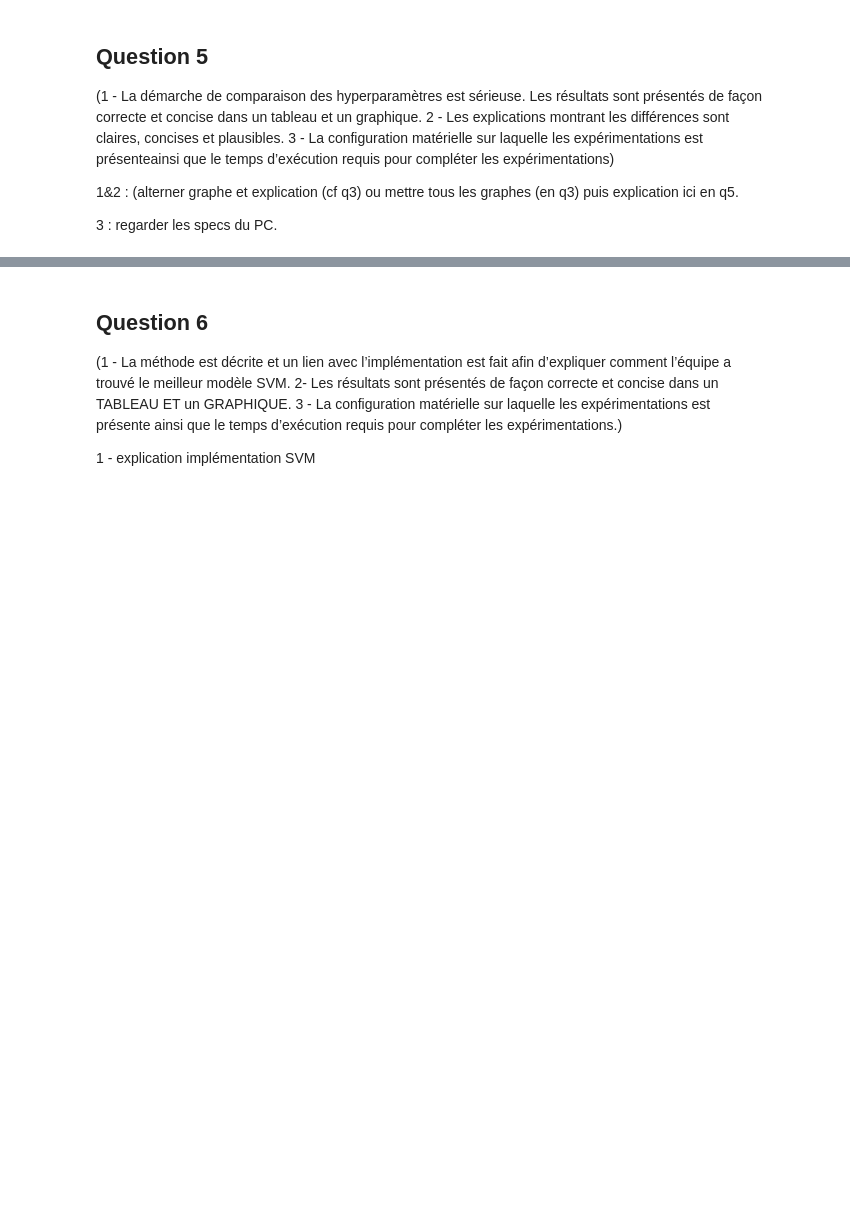
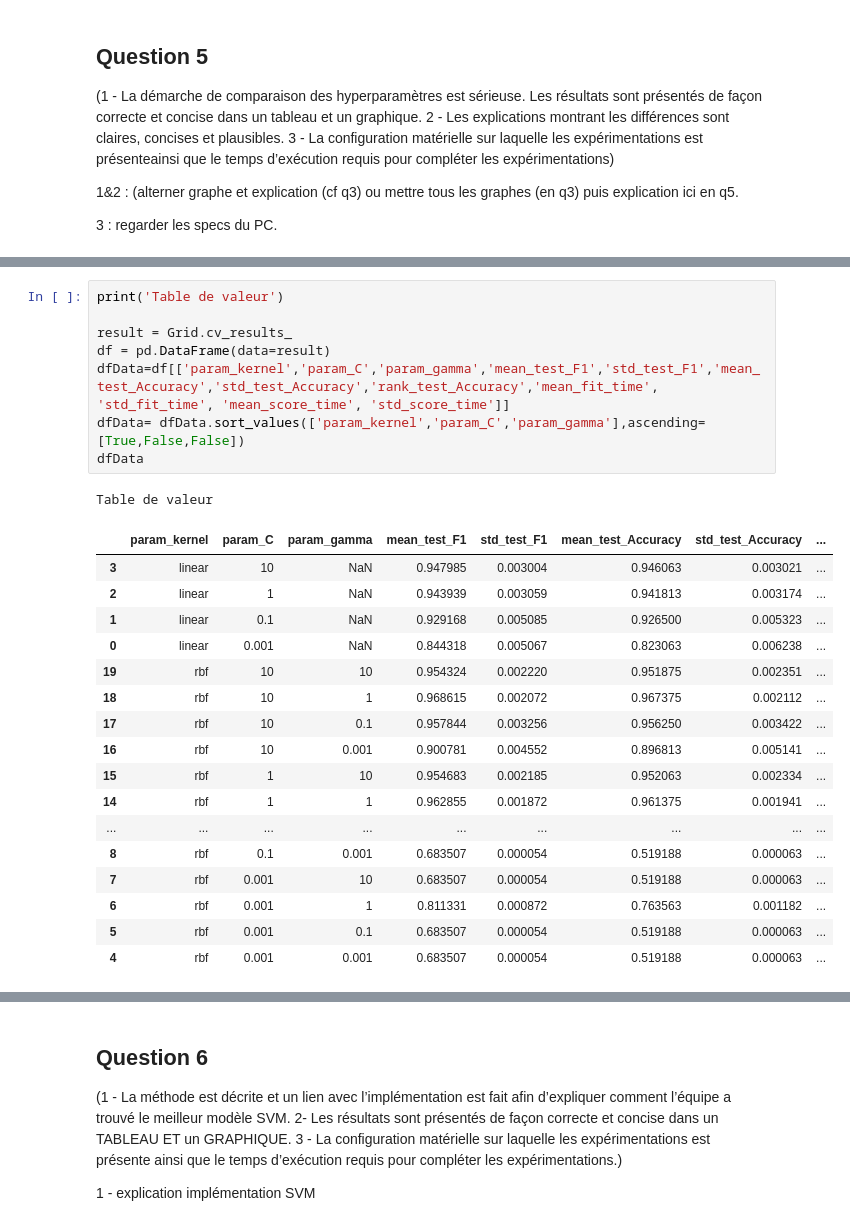
Before and after one commit to David-LETINAUD/GTI770, a Jupyter notebook: GTI770_Laboratoire3_-_BLEA14058906_LETD05129708_LIOT20069605/GTI770-TP03.ipynb, the cells around one changed output, grey strips where cells are left out. Drawn from its saved outputs; the diff is of its cells as text; blank space fills up the shorter version.

```diff
--- a/GTI770_Laboratoire3_-_BLEA14058906_LETD05129708_LIOT20069605/GTI770-TP03.ipynb
+++ b/GTI770_Laboratoire3_-_BLEA14058906_LETD05129708_LIOT20069605/GTI770-TP03.ipynb
@@ -372,0 +351,27 @@ weighted avg       0.97      0.97      0.97      3200
+# %%
+print('Table de valeur')
+
+result = Grid.cv_results_
+df = pd.DataFrame(data=result)
+dfData=df[['param_kernel','param_C','param_gamma','mean_test_F1','std_test_F1','mean_test_Accuracy','std_test_Accuracy','rank_test_Accuracy','mean_fit_time', 'std_fit_time', 'mean_score_time', 'std_score_time']]
+dfData= dfData.sort_values(['param_kernel','param_C','param_gamma'],ascending=[True,False,False])
+dfData
+# %% [output]
+Table de valeur
+|  | param_kernel | param_C | param_gamma | mean_test_F1 | std_test_F1 | mean_test_Accuracy | std_test_Accuracy | ... |
+| 3 | linear | 10 | NaN | 0.947985 | 0.003004 | 0.946063 | 0.003021 | ... |
+| 2 | linear | 1 | NaN | 0.943939 | 0.003059 | 0.941813 | 0.003174 | ... |
+| 1 | linear | 0.1 | NaN | 0.929168 | 0.005085 | 0.926500 | 0.005323 | ... |
+| 0 | linear | 0.001 | NaN | 0.844318 | 0.005067 | 0.823063 | 0.006238 | ... |
+| 19 | rbf | 10 | 10 | 0.954324 | 0.002220 | 0.951875 | 0.002351 | ... |
+| 18 | rbf | 10 | 1 | 0.968615 | 0.002072 | 0.967375 | 0.002112 | ... |
+| 17 | rbf | 10 | 0.1 | 0.957844 | 0.003256 | 0.956250 | 0.003422 | ... |
+| 16 | rbf | 10 | 0.001 | 0.900781 | 0.004552 | 0.896813 | 0.005141 | ... |
+| 15 | rbf | 1 | 10 | 0.954683 | 0.002185 | 0.952063 | 0.002334 | ... |
+| 14 | rbf | 1 | 1 | 0.962855 | 0.001872 | 0.961375 | 0.001941 | ... |
+| ... | ... | ... | ... | ... | ... | ... | ... | ... |
+| 8 | rbf | 0.1 | 0.001 | 0.683507 | 0.000054 | 0.519188 | 0.000063 | ... |
+| 7 | rbf | 0.001 | 10 | 0.683507 | 0.000054 | 0.519188 | 0.000063 | ... |
+| 6 | rbf | 0.001 | 1 | 0.811331 | 0.000872 | 0.763563 | 0.001182 | ... |
+| 5 | rbf | 0.001 | 0.1 | 0.683507 | 0.000054 | 0.519188 | 0.000063 | ... |
+| 4 | rbf | 0.001 | 0.001 | 0.683507 | 0.000054 | 0.519188 | 0.000063 | ... |
```
Also changed, not shown: parts of 7 cells of this notebook, 1 other file.
